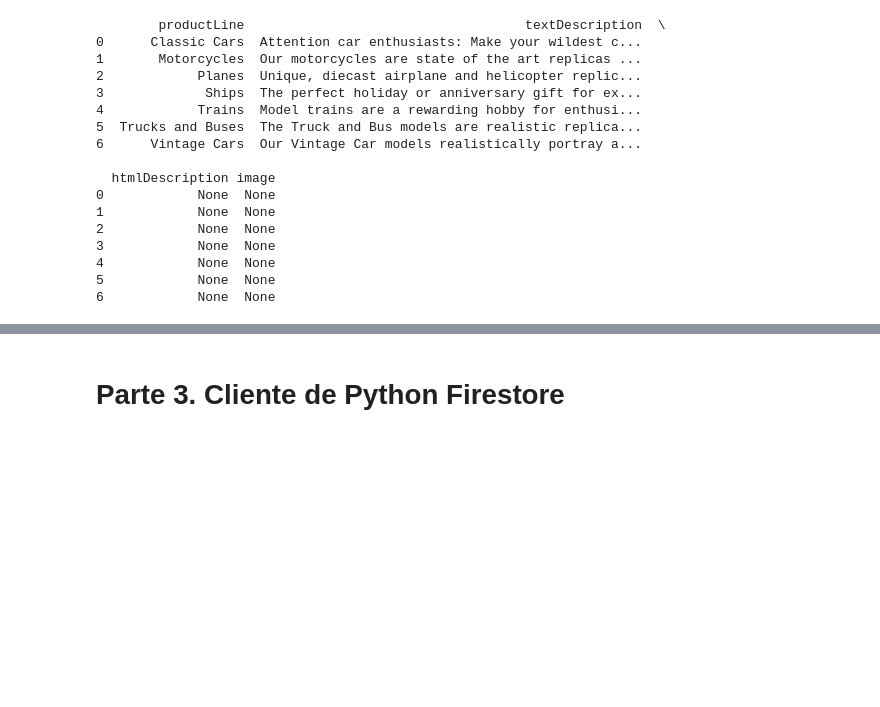
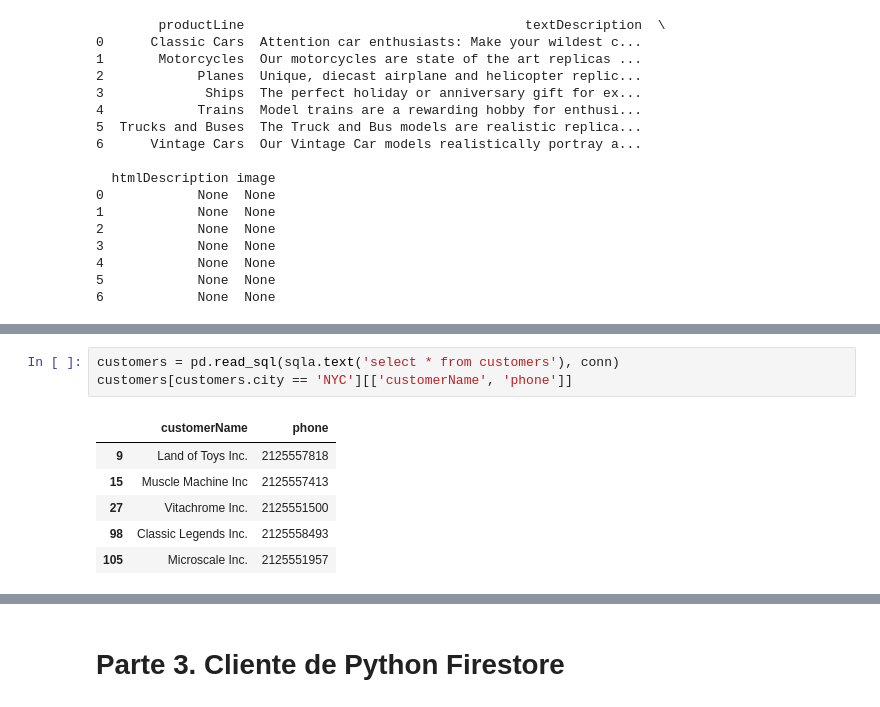
Before and after one commit to jericohd/Scrapy_NASA, a Jupyter notebook: Acceso_BD_Manipulacion_A01795534.ipynb, the cells around one changed output, grey strips where cells are left out. Drawn from its saved outputs; the diff is of its cells as text; blank space fills up the shorter version.

```diff
--- a/Acceso_BD_Manipulacion_A01795534.ipynb
+++ b/Acceso_BD_Manipulacion_A01795534.ipynb
@@ -244,0 +287,10 @@ productlines= []
+# %%
+customers = pd.read_sql(sqla.text('select * from customers'), conn)
+customers[customers.city == 'NYC'][['customerName', 'phone']]
+# %% [output]
+|  | customerName | phone |
+| 9 | Land of Toys Inc. | 2125557818 |
+| 15 | Muscle Machine Inc | 2125557413 |
+| 27 | Vitachrome Inc. | 2125551500 |
+| 98 | Classic Legends Inc. | 2125558493 |
+| 105 | Microscale Inc. | 2125551957 |
```
Also changed, not shown: parts of 16 cells of this notebook.
